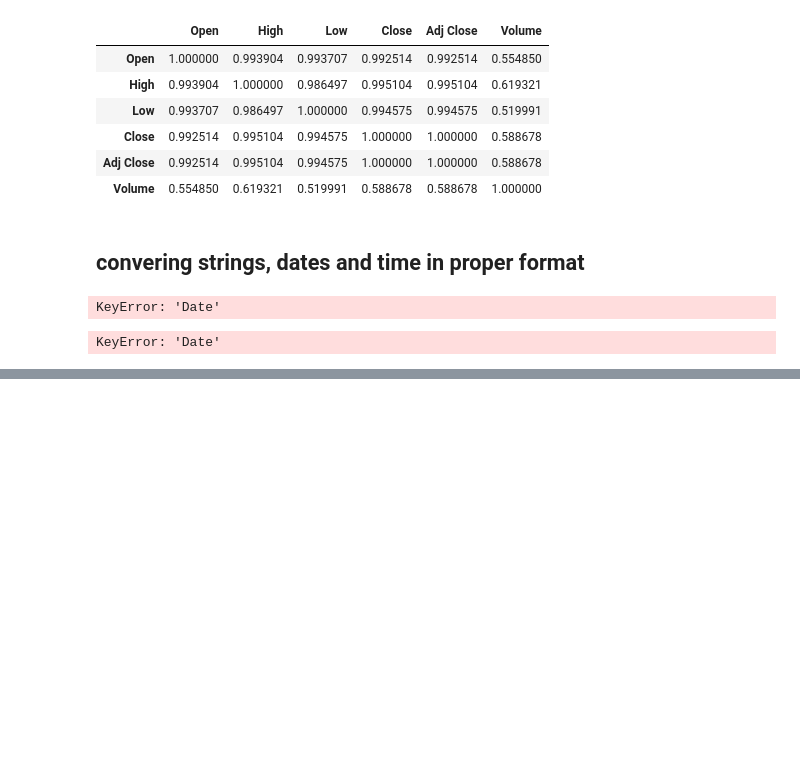
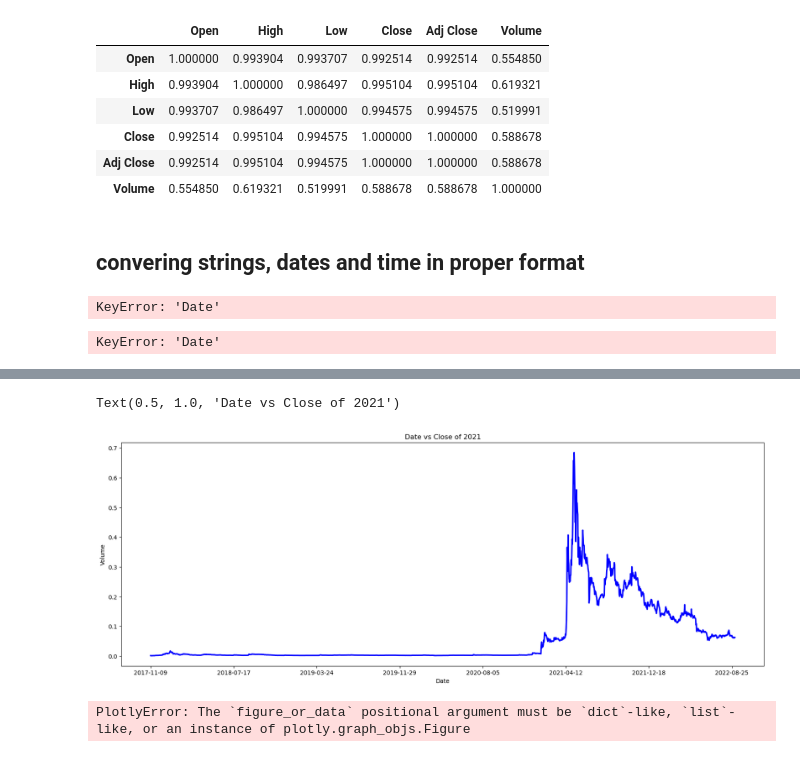
Before and after one commit to Kkhurana007/machine_learning_projects, a Jupyter notebook: dogecoin_price_prediction.ipynb, the cells around one changed output, grey strips where cells are left out. Saved outputs shown, nothing was run; the diff lists cells and outputs as text; code cells hidden in the pictures; blank space fills up the shorter version.

```diff
--- a/dogecoin_price_prediction.ipynb
+++ b/dogecoin_price_prediction.ipynb
@@ -70,0 +95,2 @@ KeyError: 'Date'
+# %%
+df = df.dropna()
@@ -70,0 +122,16 @@ KeyError: 'Date'
+# %%
+plt.figure(figsize=(20, 7))
+x = df.groupby('Date')['Close'].mean()
+fig = x.plot(linewidth= 2.5, color = 'b')
+plt.xlabel('Date')
+plt.ylabel('Volume')
+plt.title('Date vs Close of 2021')
+# %% [output]
+Text(0.5, 1.0, 'Date vs Close of 2021')
+[figure, added]
+# %%
+# save it as html
+
+plotly.offline.plot(fig, filename = 'Date vs Class of 2021.html')
+# %% [output]
+PlotlyError: The `figure_or_data` positional argument must be `dict`-like, `list`-like, or an instance of plotly.graph_objs.Figure
```
Also changed, not shown: parts of 16 cells of this notebook, 1 other file.
